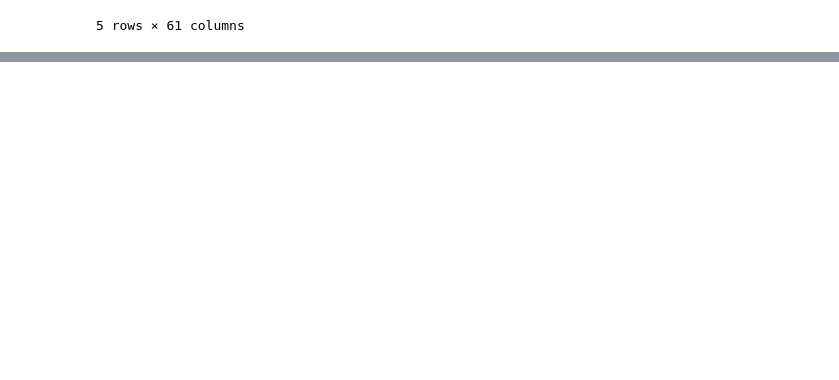
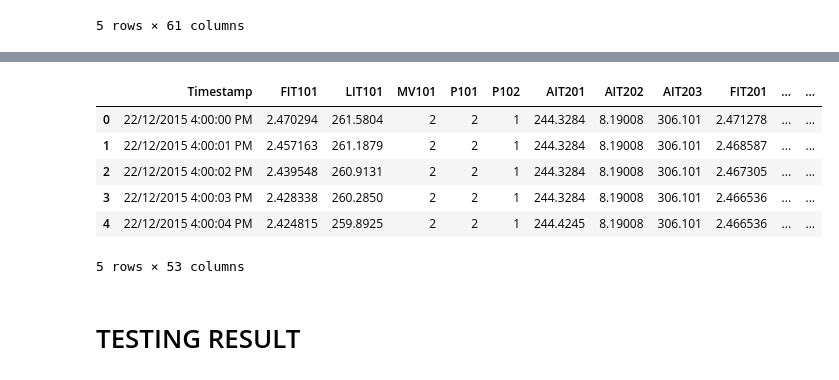
Before and after one commit to fadelananda/poisoning-ics-ad, a Jupyter notebook: explore.ipynb, the cells around one changed output, grey strips where cells are left out. Cells and saved outputs as stored; diff of their text form; code cells hidden in the pictures; blank space fills up the shorter version.

```diff
--- a/explore.ipynb
+++ b/explore.ipynb
@@ -105,0 +174,14 @@ df_29June2020_2.head()
+# %%
+df_Dec_2015_3 = pd.read_csv('./data/swat-dec-2015/SWaT_Dataset_Normal_v0.csv', sep=';', decimal=',')
+
+df_Dec_2015_3.columns = df_Dec_2015_3.columns.str.replace(' ', '')
+
+df_Dec_2015_3.head()
+# %% [output]
+|  | Timestamp | FIT101 | LIT101 | MV101 | P101 | P102 | AIT201 | AIT202 | AIT203 | FIT201 | ... | ... |
+| 0 | 22/12/2015 4:00:00 PM | 2.470294 | 261.5804 | 2 | 2 | 1 | 244.3284 | 8.19008 | 306.101 | 2.471278 | ... | ... |
+| 1 | 22/12/2015 4:00:01 PM | 2.457163 | 261.1879 | 2 | 2 | 1 | 244.3284 | 8.19008 | 306.101 | 2.468587 | ... | ... |
+| 2 | 22/12/2015 4:00:02 PM | 2.439548 | 260.9131 | 2 | 2 | 1 | 244.3284 | 8.19008 | 306.101 | 2.467305 | ... | ... |
+| 3 | 22/12/2015 4:00:03 PM | 2.428338 | 260.2850 | 2 | 2 | 1 | 244.3284 | 8.19008 | 306.101 | 2.466536 | ... | ... |
+| 4 | 22/12/2015 4:00:04 PM | 2.424815 | 259.8925 | 2 | 2 | 1 | 244.4245 | 8.19008 | 306.101 | 2.466536 | ... | ... |
+5 rows × 53 columns
@@ -105,0 +190,2 @@ df_29June2020_2.head()
+# %% [markdown]
+# TESTING RESULT
```
Also changed, not shown: parts of 12 cells of this notebook.
